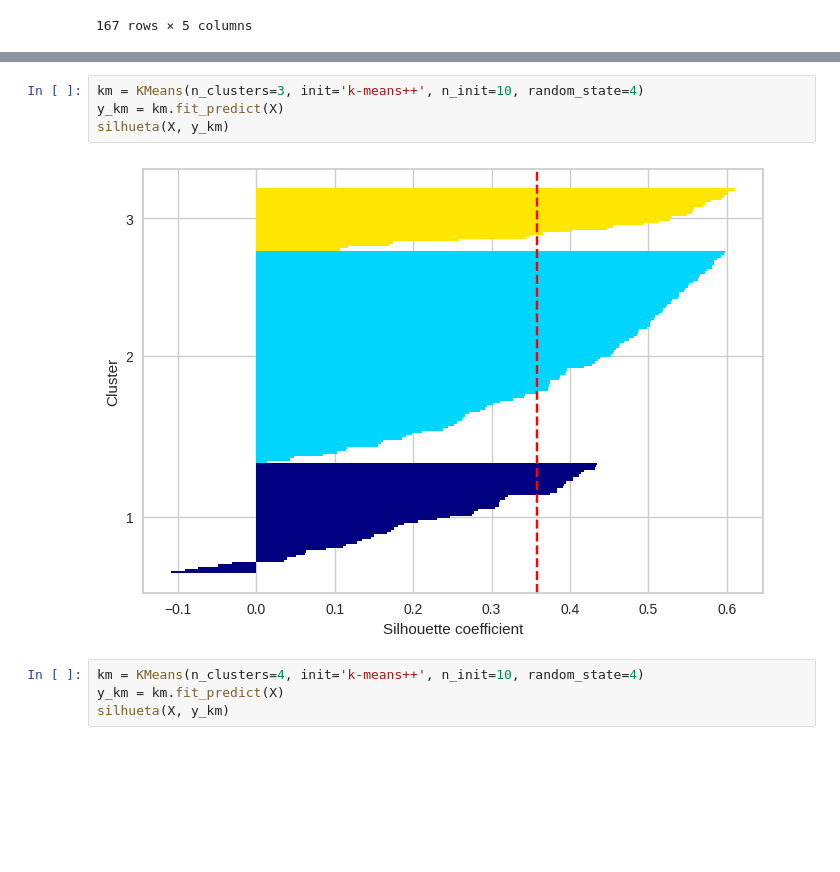
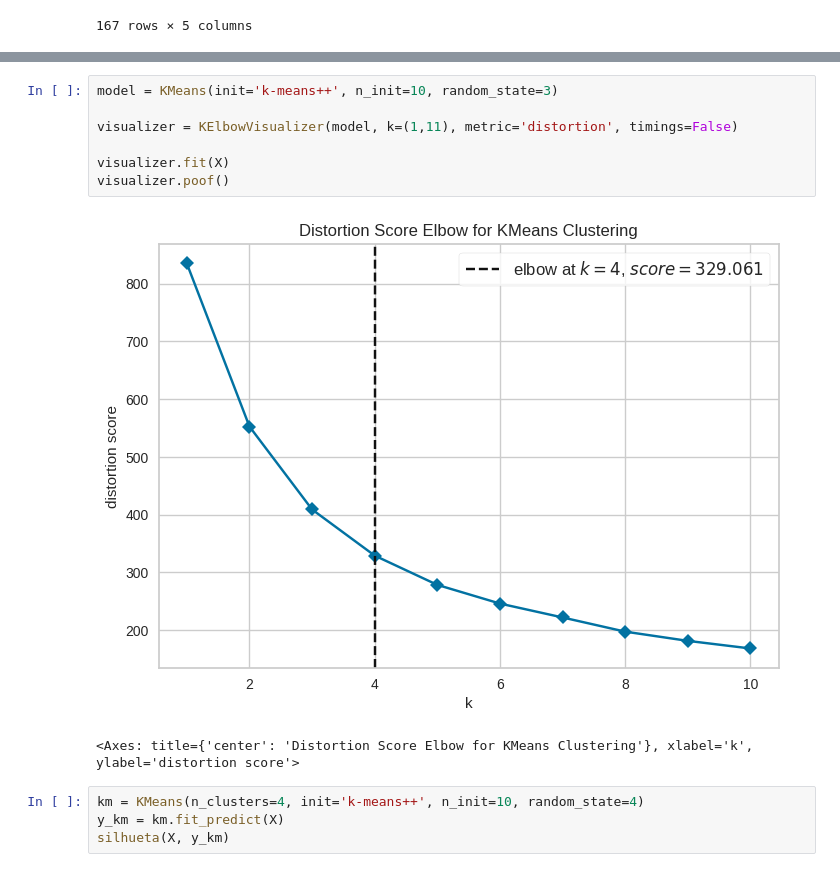
Before and after one commit to GabrielCdev/HELP_International_Analysis, a Jupyter notebook: HELP_International_Analysis.ipynb, the cells around one changed output, grey strips where cells are left out. Saved outputs shown, nothing was run; the diff lists cells and outputs as text; blank space fills up the shorter version.

Commit message:
Using K-Means

```diff
--- a/HELP_International_Analysis.ipynb
+++ b/HELP_International_Analysis.ipynb
@@ -380,9 +377,13 @@ silhueta(X, y_km)
-# %%
-km = KMeans(n_clusters=3, init='k-means++', n_init=10, random_state=4)
-y_km = km.fit_predict(X)
-silhueta(X, y_km)
-# %% [output]
-[figure, removed]
+# %%
+model = KMeans(init='k-means++', n_init=10, random_state=3)
+
+visualizer = KElbowVisualizer(model, k=(1,11), metric='distortion', timings=False)
+
+visualizer.fit(X)
+visualizer.poof()
+# %% [output]
+[figure, added]
+<Axes: title={'center': 'Distortion Score Elbow for KMeans Clustering'}, xlabel='k', ylabel='distortion score'>
 # %%
 km = KMeans(n_clusters=4, init='k-means++', n_init=10, random_state=4)
 y_km = km.fit_predict(X)
```
Also changed, not shown: parts of 9 cells of this notebook.
